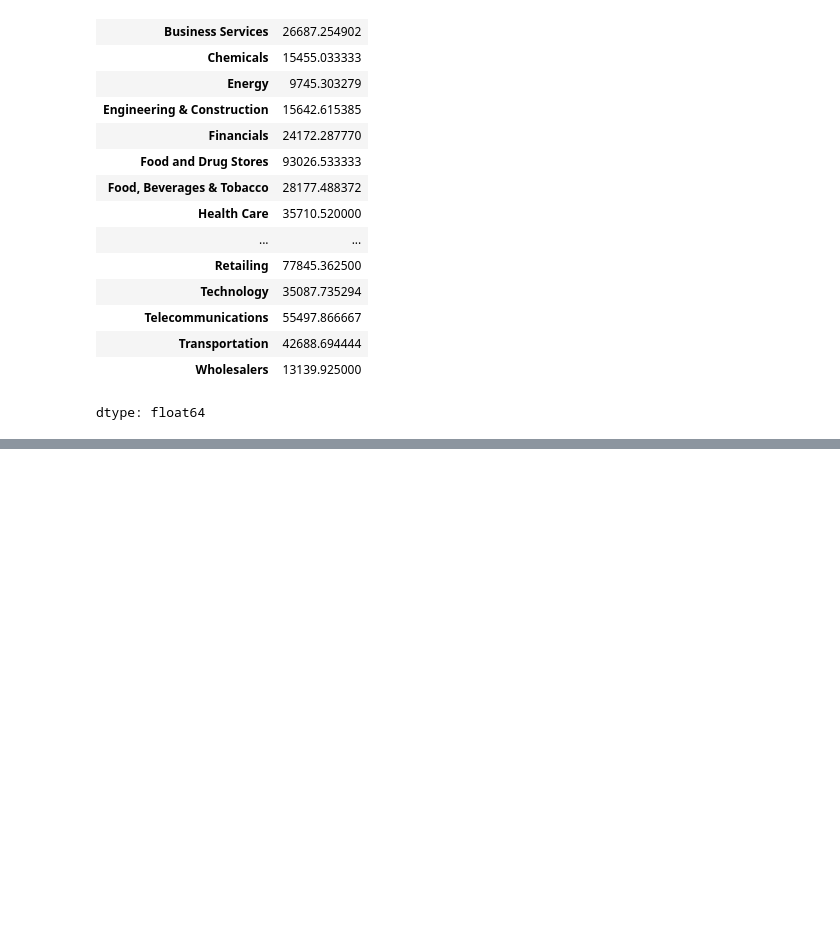
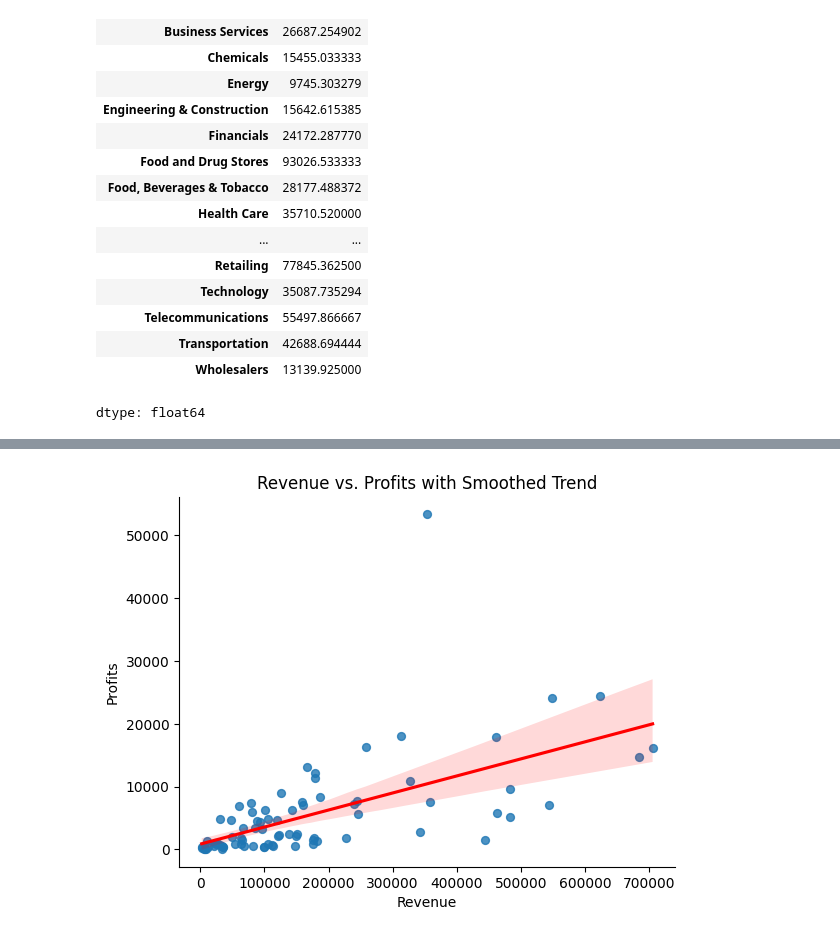
Before and after one commit to Johanhms/Practicas_Python, a Jupyter notebook: Data_Analysis_with_Pandas.ipynb, the cells around one changed output, grey strips where cells are left out. Cells and saved outputs as stored; diff of their text form; code cells hidden in the pictures; blank space fills up the shorter version.

```diff
--- a/Data_Analysis_with_Pandas.ipynb
+++ b/Data_Analysis_with_Pandas.ipynb
@@ -220,0 +341,13 @@ dtype: float64
+# %%
+import seaborn as sns
+from matplotlib import pyplot as plt
+
+# Assuming _df_7 is your DataFrame
+sns.regplot(x='Revenue', y='Profits', data=_df_7, scatter_kws={'s': 32, 'alpha': 0.8}, line_kws={'color': 'red'})
+plt.gca().spines[['top', 'right']].set_visible(False)
+plt.title('Revenue vs. Profits with Smoothed Trend')
+plt.xlabel('Revenue')
+plt.ylabel('Profits')
+plt.show()
+# %% [output]
+[figure, added]
```
Also changed, not shown: parts of 7 cells of this notebook.
